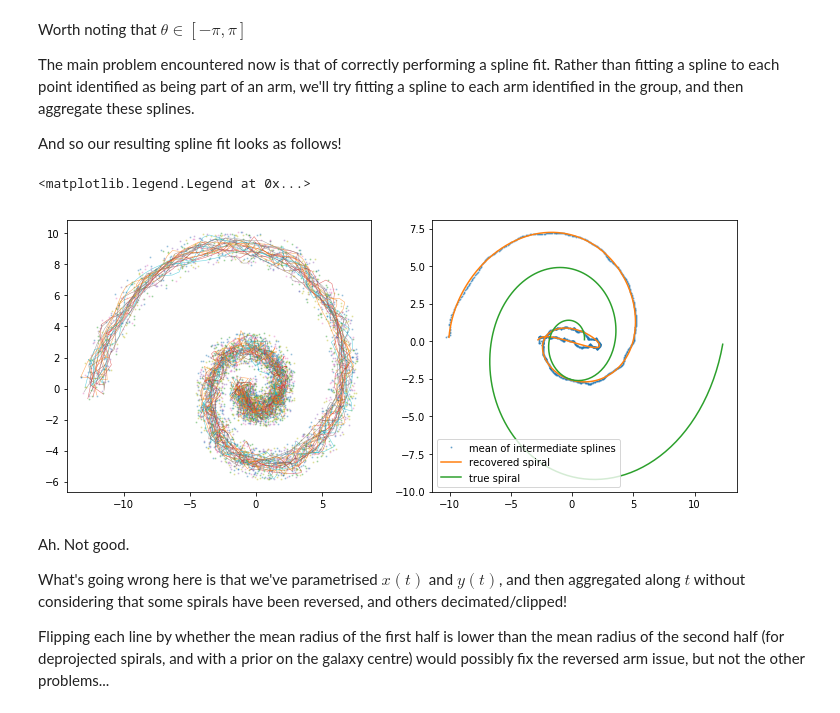
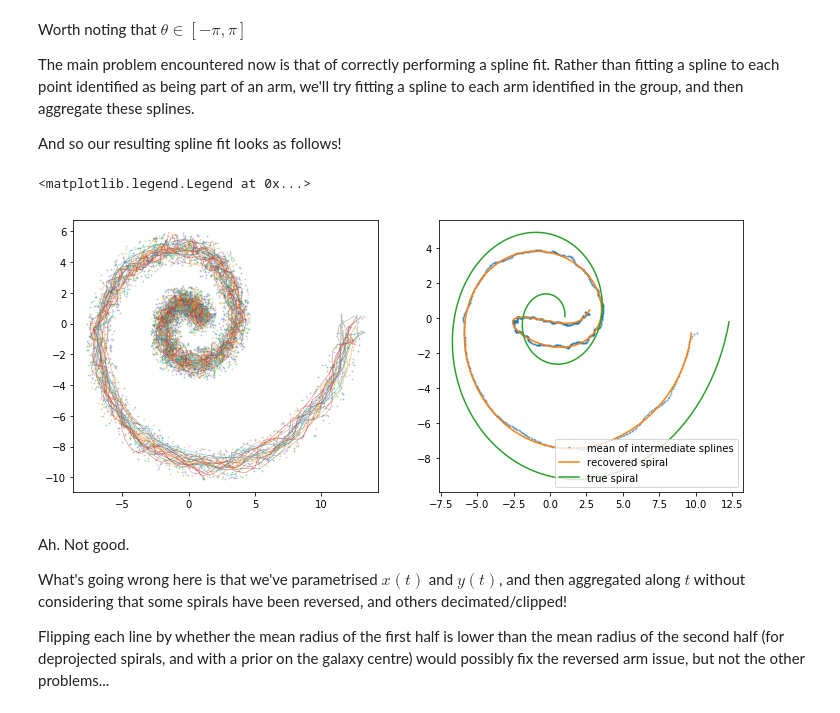
Before and after one commit to tingard/Galaxy-builder-aggregation, a Jupyter notebook: spiral-aggregation/chapter-1.ipynb, the cells around one changed output. Cells and saved outputs as stored; diff of their text form; code cells hidden in the pictures.

```diff
--- a/galaxy-builder-spiral-aggregation/chapter-1.ipynb
+++ b/spiral-aggregation/chapter-1.ipynb
@@ -405,32 +405,32 @@ And so our resulting spline fit looks as follows!
 # %%
 fig,ax = plt.subplots(ncols=2, figsize=(12, 5))
 xFuncs = []
 yFuncs = []
-label = 1
+label = 0
 for arm in fakeClassificationsComplete[armLabelsTrueComplete == label]:
     t = np.linspace(0, 1, arm.shape[0])
     sx = UnivariateSpline(t, arm[:,0], s=arm.shape[0]/5, k=5, ext='raise')
     sy = UnivariateSpline(t, arm[:,1], s=arm.shape[0]/5, k=5, ext='raise')
     xFuncs += [sx]
     yFuncs += [sy]
     ax[0].plot(arm[:,0], arm[:,1], '.', markersize=2, alpha=0.3)
     ax[0].plot(sx(t), sy(t), linewidth=0.5, alpha=0.7)
 
 t = np.linspace(0, 1, 1000)
 
 aggregateX = [np.mean([f(i) for f in xFuncs]) for i in t]
 aggregateY = [np.mean([f(i) for f in yFuncs]) for i in t]
 
 Sx = UnivariateSpline(t, aggregateX, s=5, k=5)
 Sy = UnivariateSpline(t, aggregateY, s=5, k=5)
 
 ax[1].plot(aggregateX, aggregateY, '.', markersize=2, alpha=0.5, label='mean of intermediate splines')
 ax[1].plot(Sx(t), Sy(t), label='recovered spiral')
 ax[1].plot(spiral1[:,0], spiral1[:, 1], label='true spiral')
 ax[1].legend()
 # %% [output]
 <matplotlib.legend.Legend at 0x...>
-[figure, old version]
+[figure, new version]
 # %% [markdown]
 Ah. Not good.
 
```
Also changed, not shown: parts of 5 cells of this notebook, 7 other files.
